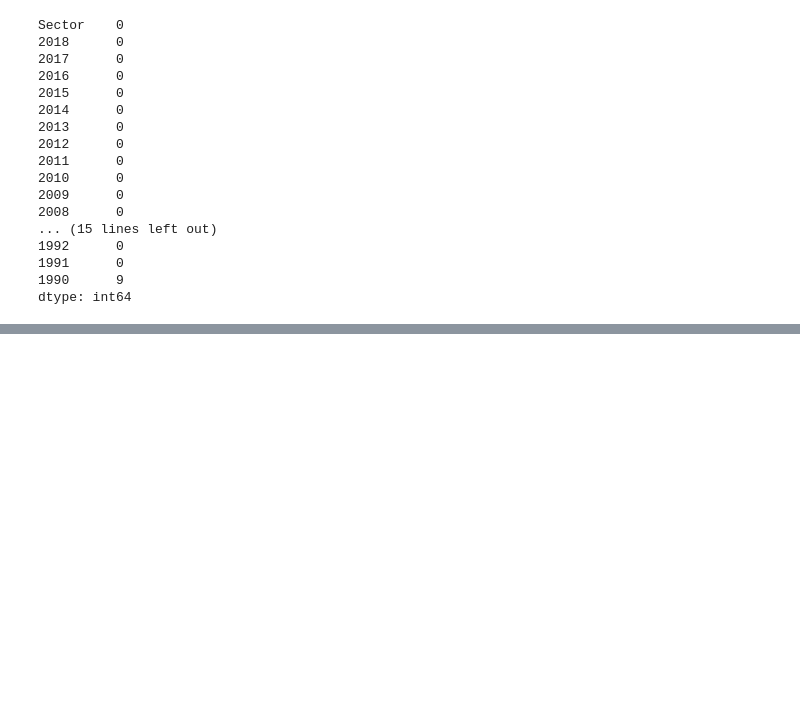
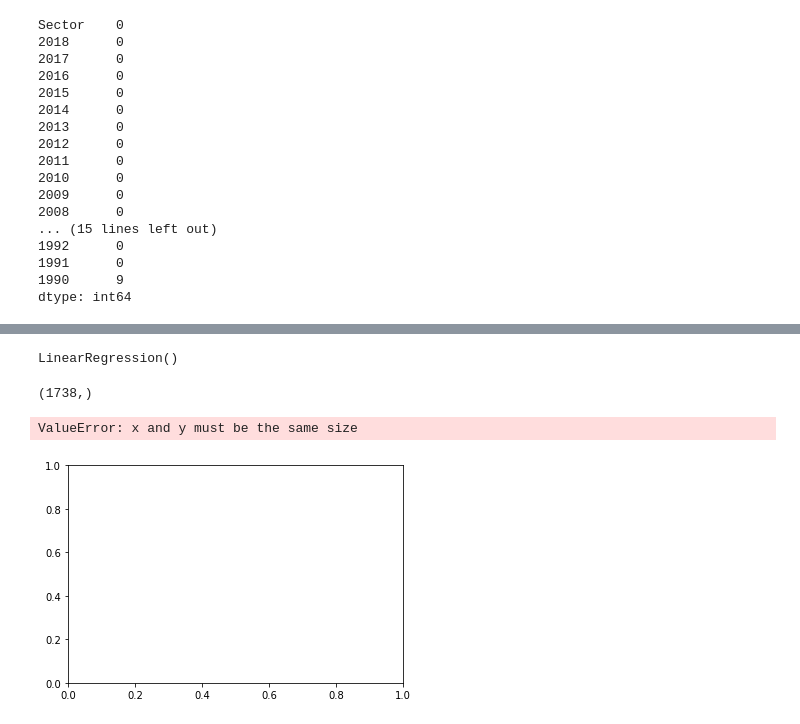
Before and after one commit to OxanaDrotieva/Methane_emissions_analysis, a Jupyter notebook: methane-emissions.ipynb, the cells around one changed output, grey strips where cells are left out. Saved outputs shown, nothing was run; the diff lists cells and outputs as text; code cells hidden in the pictures; blank space fills up the shorter version.

Commit message:
failed to do a multiple linear regression

```diff
--- a/methane-emissions.ipynb
+++ b/methane-emissions.ipynb
@@ -139,0 +164,4 @@ dtype: int64
+# %%
+# Binary encoding Sector column
+methane_emissions_encoded = pd.get_dummies(methane_emissions_df, columns=["Sector"])
+methane_emissions_encoded.head()
@@ -139,0 +177,4 @@ dtype: int64
+# %%
+# set up our target variable and features
+y = methane_emissions_encoded["2018"]
+X = methane_emissions_encoded.drop(columns=["2018", "1990"], axis=1)
@@ -139,0 +186,19 @@ dtype: int64
+# %%
+# Initiate linear model
+regr = linear_model.LinearRegression()
+regr.fit(X, y)
+# %% [output]
+LinearRegression()
+# %%
+# Prediction
+y_pred = regr.predict(X)
+print(y_pred.shape)
+# %% [output]
+(1738,)
+# %%
+plt.scatter(X, y)
+plt.plot(X, y_pred, color='red')
+plt.show()
+# %% [output]
+ValueError: x and y must be the same size
+[figure, added]
```
Also changed, not shown: parts of 5 cells of this notebook.
